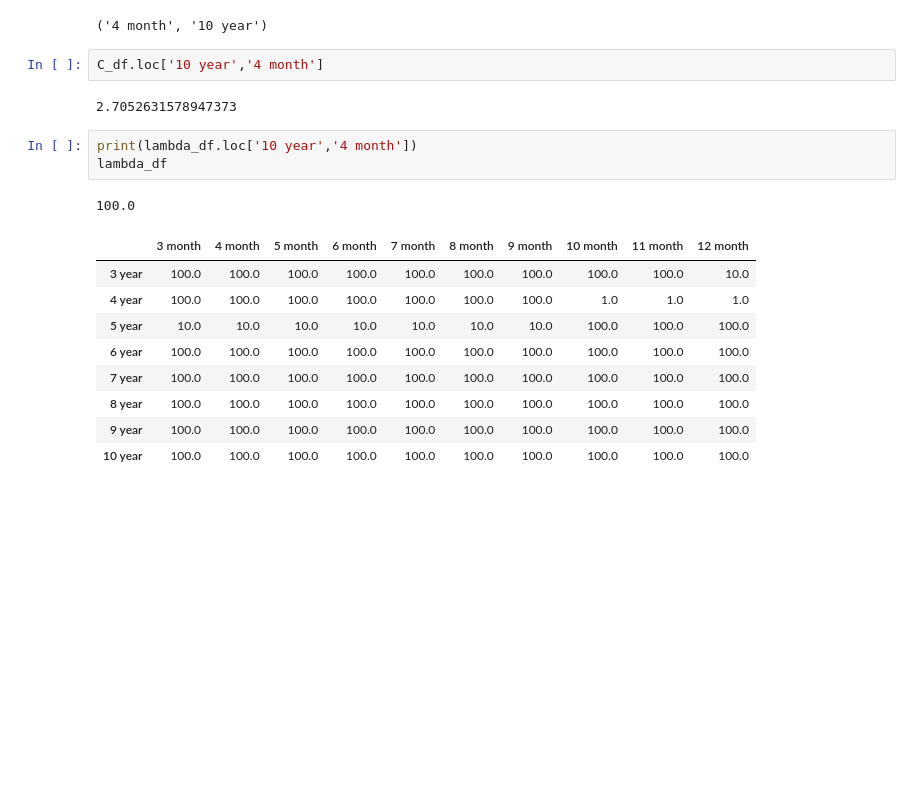
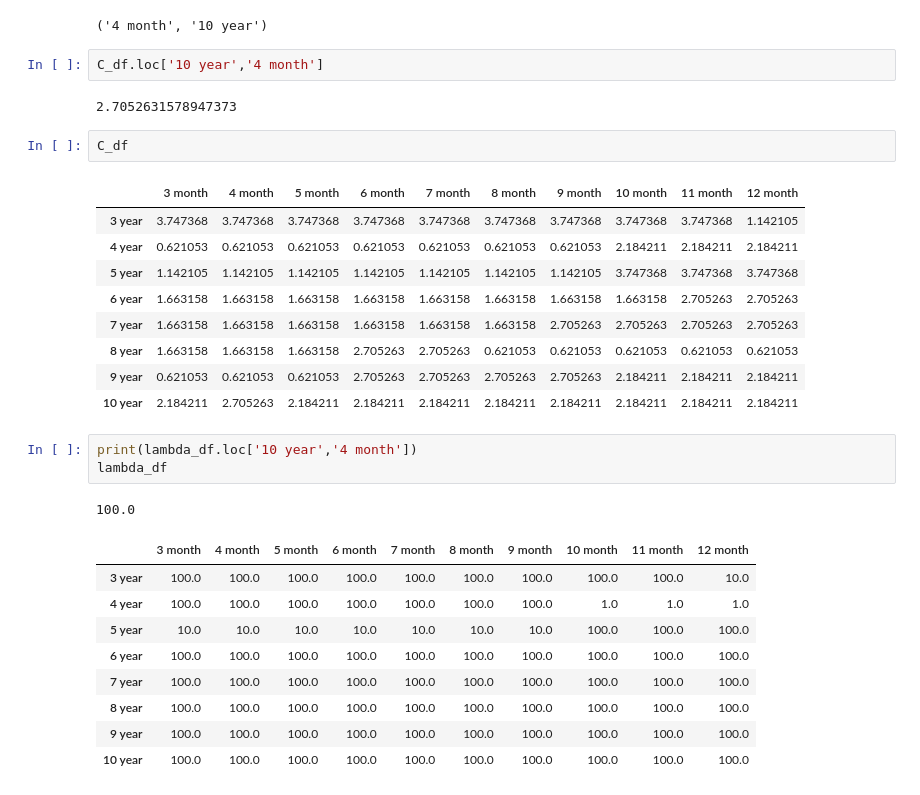
Before and after one commit to wipadawanna/Sector-Analysis, a Jupyter notebook: Luke_working_space/Plot generating codes/suppoer vector Classification.ipynb, the cells around one changed output. Saved outputs shown, nothing was run; the diff lists cells and outputs as text; blank space fills up the shorter version.

```diff
--- a/Luke_working_space/Plot generating codes/suppoer vector Classification.ipynb
+++ b/Luke_working_space/Plot generating codes/suppoer vector Classification.ipynb
@@ -129,6 +149,18 @@ accuracy_df.max(axis=0).idxmax(),accuracy_df.max(axis=1).idxmax()
 C_df.loc['10 year','4 month']
 # %% [output]
 2.7052631578947373
+# %%
+C_df
+# %% [output]
+|  | 3 month | 4 month | 5 month | 6 month | 7 month | 8 month | 9 month | 10 month | 11 month | 12 month |
+| 3 year | 3.747368 | 3.747368 | 3.747368 | 3.747368 | 3.747368 | 3.747368 | 3.747368 | 3.747368 | 3.747368 | 1.142105 |
+| 4 year | 0.621053 | 0.621053 | 0.621053 | 0.621053 | 0.621053 | 0.621053 | 0.621053 | 2.184211 | 2.184211 | 2.184211 |
+| 5 year | 1.142105 | 1.142105 | 1.142105 | 1.142105 | 1.142105 | 1.142105 | 1.142105 | 3.747368 | 3.747368 | 3.747368 |
+| 6 year | 1.663158 | 1.663158 | 1.663158 | 1.663158 | 1.663158 | 1.663158 | 1.663158 | 1.663158 | 2.705263 | 2.705263 |
+| 7 year | 1.663158 | 1.663158 | 1.663158 | 1.663158 | 1.663158 | 1.663158 | 2.705263 | 2.705263 | 2.705263 | 2.705263 |
+| 8 year | 1.663158 | 1.663158 | 1.663158 | 2.705263 | 2.705263 | 0.621053 | 0.621053 | 0.621053 | 0.621053 | 0.621053 |
+| 9 year | 0.621053 | 0.621053 | 0.621053 | 2.705263 | 2.705263 | 2.705263 | 2.705263 | 2.184211 | 2.184211 | 2.184211 |
+| 10 year | 2.184211 | 2.705263 | 2.184211 | 2.184211 | 2.184211 | 2.184211 | 2.184211 | 2.184211 | 2.184211 | 2.184211 |
 # %%
 print(lambda_df.loc['10 year','4 month'])
 lambda_df
```
Also changed, not shown: parts of 4 cells of this notebook, 6 other files.
